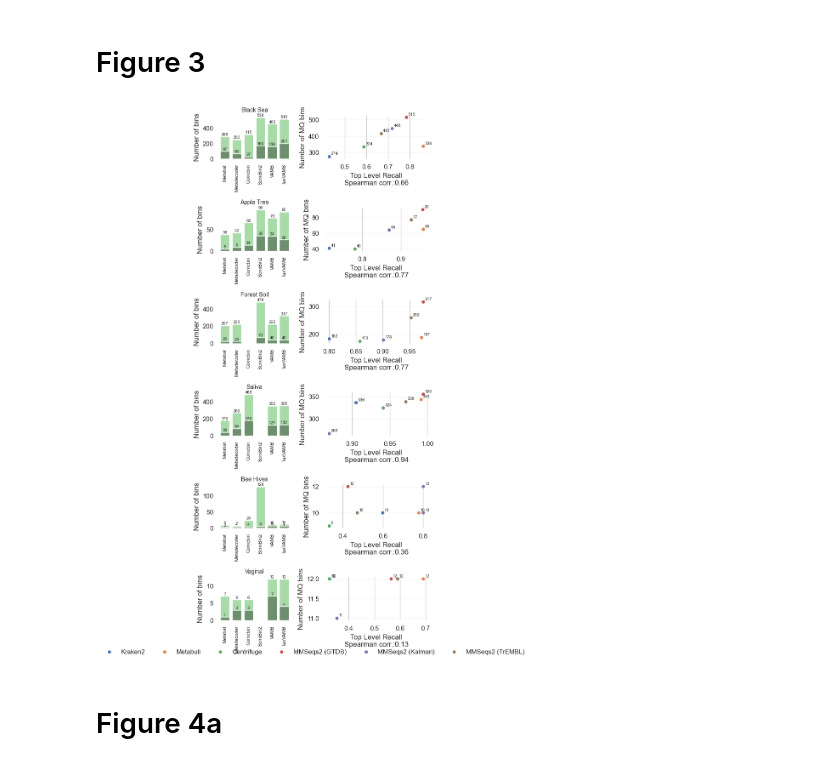
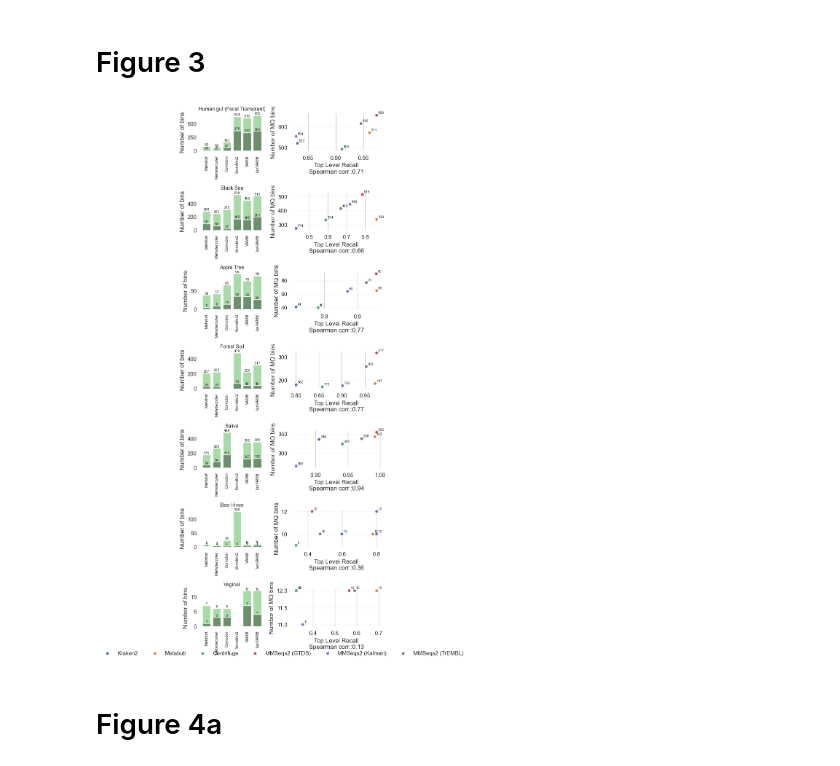
Before and after one commit to sgalkina/TaxVAMB_paper_figures, a Jupyter notebook: scripts_python/Figures.ipynb, the cells around one changed output. Cells and saved outputs as stored; diff of their text form; code cells hidden in the pictures.

Commit message:
Human gut dataset

```diff
--- a/scripts_python/Figures.ipynb
+++ b/scripts_python/Figures.ipynb
@@ -287,6 +287,7 @@ dataset_label_map = {
     'bee_metagenome_PRJNA1007366': 'Bee Hives',
     'vag_infert_PRJNA1078345': 'Vaginal',
     'human_saliva_oral_PRJDB16210': 'Saliva',
+    'gut': 'Human gut (Fecal Transplant)'
 }
 # %%
 df['ToolLabel'] = df['tool'].map(tool_label_map)
@@ -305,7 +306,7 @@ df_m = df.melt(
 df_m["Quality"] = df_m["Quality"].map({hq_column: "High Quality", mq_column: "Medium Quality"})
 
 # --- Orderings ---
-datasets = ['Black Sea', 'Apple Tree', 'Forest Soil', 'Saliva', 'Bee Hives', 'Vaginal']
+datasets = ['Human gut (Fecal Transplant)', 'Black Sea', 'Apple Tree', 'Forest Soil', 'Saliva', 'Bee Hives', 'Vaginal']
 order_labels = ['Metabat', 'Metadecoder', 'Comebin', 'SemiBin2', 'VAMB', 'TaxVAMB']
 df_m["fig_names"] = pd.Categorical(df_m["fig_names"], categories=order_labels, ordered=True)
 
@@ -412,34 +413,34 @@ for j, s in enumerate(datasets):
 
         # Label each point with the number of bins (MQ_bins)
         for _, r in dfb.iterrows():
             scat_ax.annotate(
                 text=str(int(r[mq_column])) if pd.notna(r[mq_column]) else "",
                 xy=(r["Top_Level_Recall"], r[mq_column]),
                 xytext=(3, 3),
                 textcoords="offset points",
                 fontsize=7
             )
 
         scat_ax.set_xlabel(f"Top Level Recall\nSpearman corr.:{spearmanr(dfb['Top_Level_Recall'], dfb[mq_column])[0]:.2f}")
         scat_ax.set_ylabel('Number of MQ bins')                # keep y label on the left only
         scat_ax.set_title("")                 # <-- no second title
         scat_ax.grid(True, axis='y', alpha=0.2)
         sns.despine(ax=scat_ax, left=True, bottom=True)
 
 # Add one shared legend for scatter on the bottom (if we saw any points)
 if scatter_legend_handles:
     fig.legend(
         scatter_legend_handles, scatter_legend_labels,
         loc="lower center", ncol=min(len(scatter_legend_labels), 6),
         bbox_to_anchor=(0.5, 0.0), frameon=False
     )
     plt.subplots_adjust(bottom=0.08)
 
 plt.tight_layout()
 plt.savefig('../figures/figure3.pdf', bbox_inches='tight')
 plt.show()
 # %% [output]
-[figure, old version]
+[figure, new version]
 # %% [markdown]
 # Figure 4a
 # %%
```
Also changed, not shown: 1 other file.
